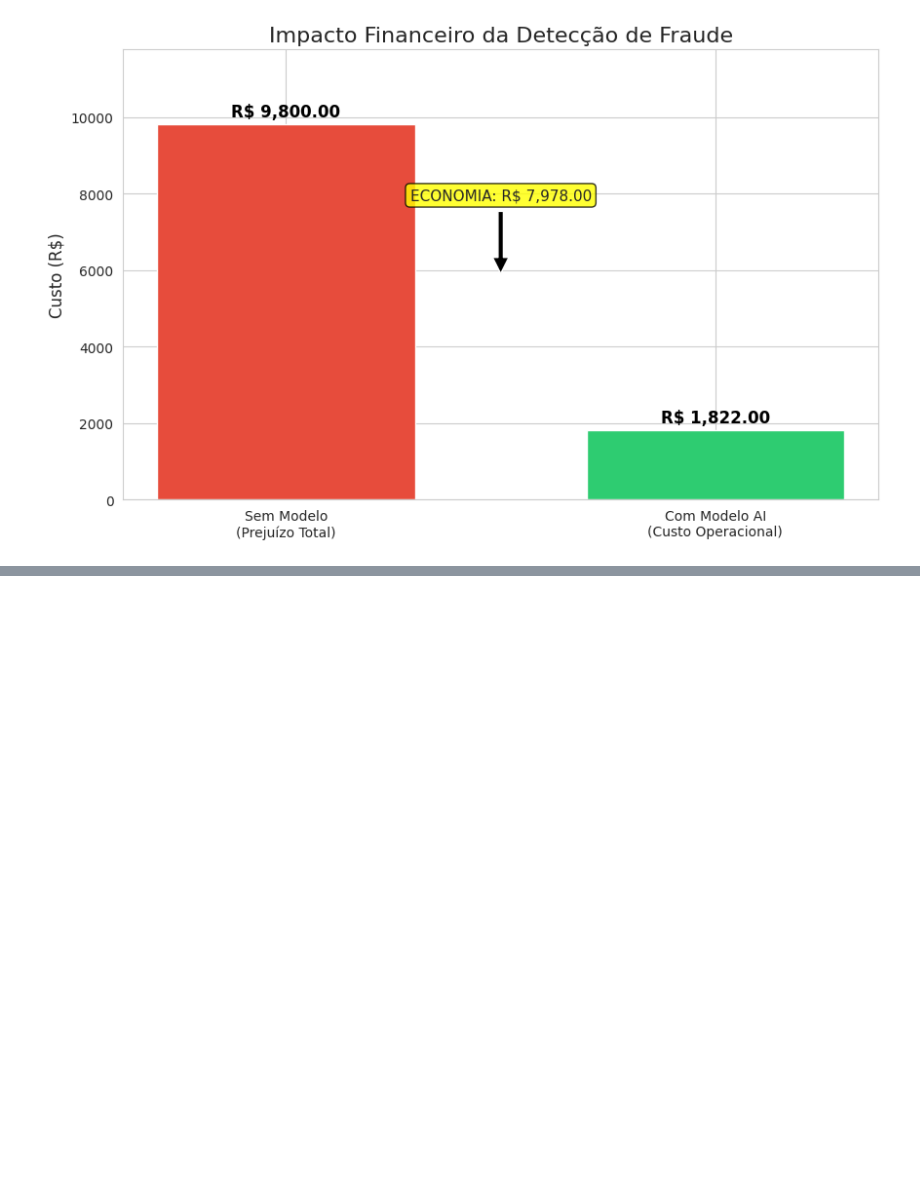
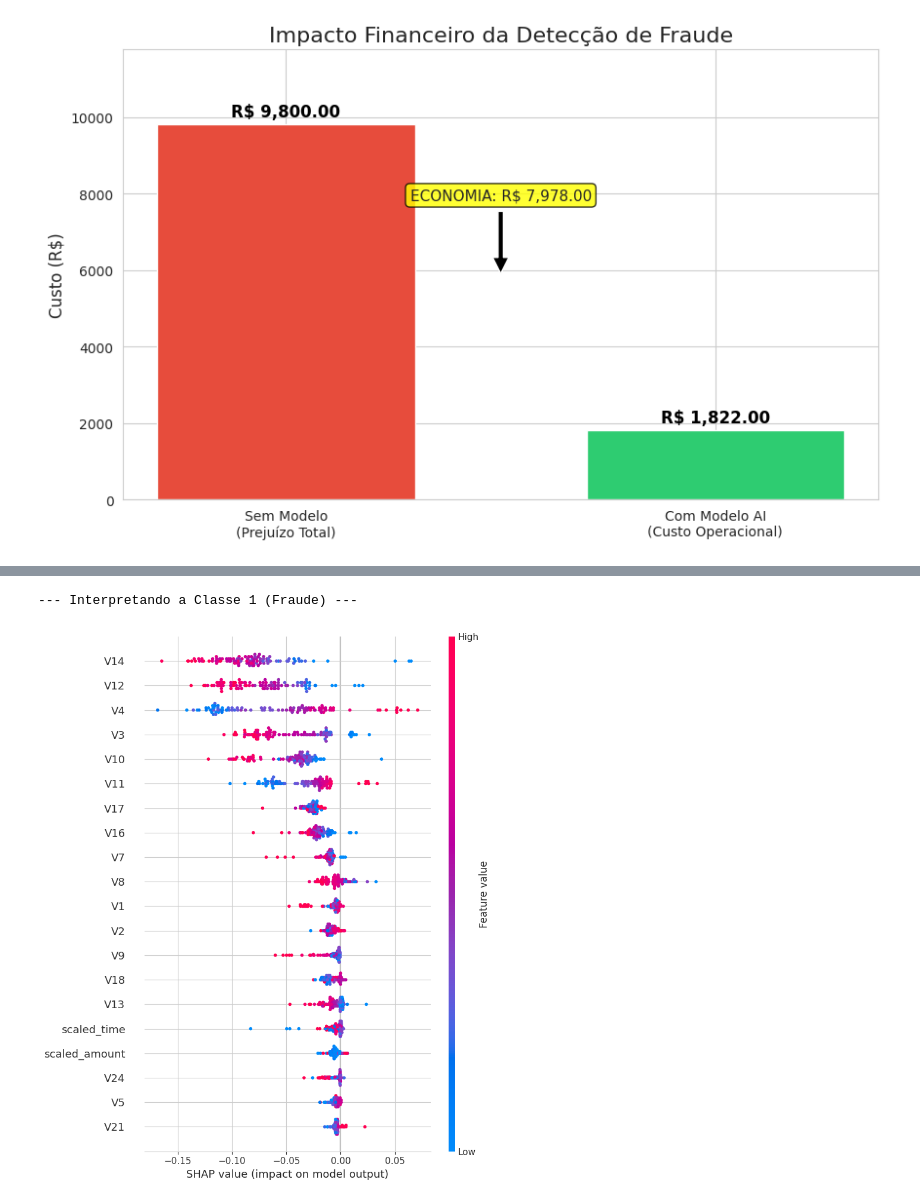
Before and after one commit to Gabrinetio/Analise_Churn, a Jupyter notebook: Detec_Fraude.ipynb, the cells around one changed output, grey strips where cells are left out. Drawn from its saved outputs; the diff is of its cells as text; code cells hidden in the pictures; blank space fills up the shorter version.

```diff
--- a/Detec_Fraude.ipynb
+++ b/Detec_Fraude.ipynb
@@ -214,3 +214,34 @@ plt.savefig('impacto_financeiro.png', dpi=300)
 plt.show()
 # %% [output]
 [figure]
+# %%
+# 1. Instalação (caso não tenha feito)
+# !pip install shap
+
+import shap
+import numpy as np
+
+# Inicializa JS
+shap.initjs()
+
+# 2. Amostragem (Igual ao anterior)
+X_test_sample = X_test.sample(100, random_state=42)
+
+# 3. Explainer
+explainer = shap.TreeExplainer(rf)
+shap_values = explainer.shap_values(X_test_sample)
+
+# --- CORREÇÃO DO ERRO AQUI ---
+# Verificamos se shap_values é uma lista (estilo antigo) ou array (estilo novo)
+if isinstance(shap_values, list):
+    # Estilo Antigo: Lista de matrizes [Classe0, Classe1]
+    vals = shap_values[1]
+else:
+    # Estilo Novo: Array 3D (Amostras, Features, Classes)
+    # Pegamos: Todas as amostras (:), Todas as features (:), Classe 1 (1)
+    vals = shap_values[:, :, 1]
+
+# 4. Plotando
+print("--- Interpretando a Classe 1 (Fraude) ---")
+shap.summary_plot(vals, X_test_sample)
+# %% [output]
@@ -216,0 +249,2 @@ plt.show()
+--- Interpretando a Classe 1 (Fraude) ---
+[figure, added]
```
Also changed, not shown: parts of 1 cell of this notebook.
